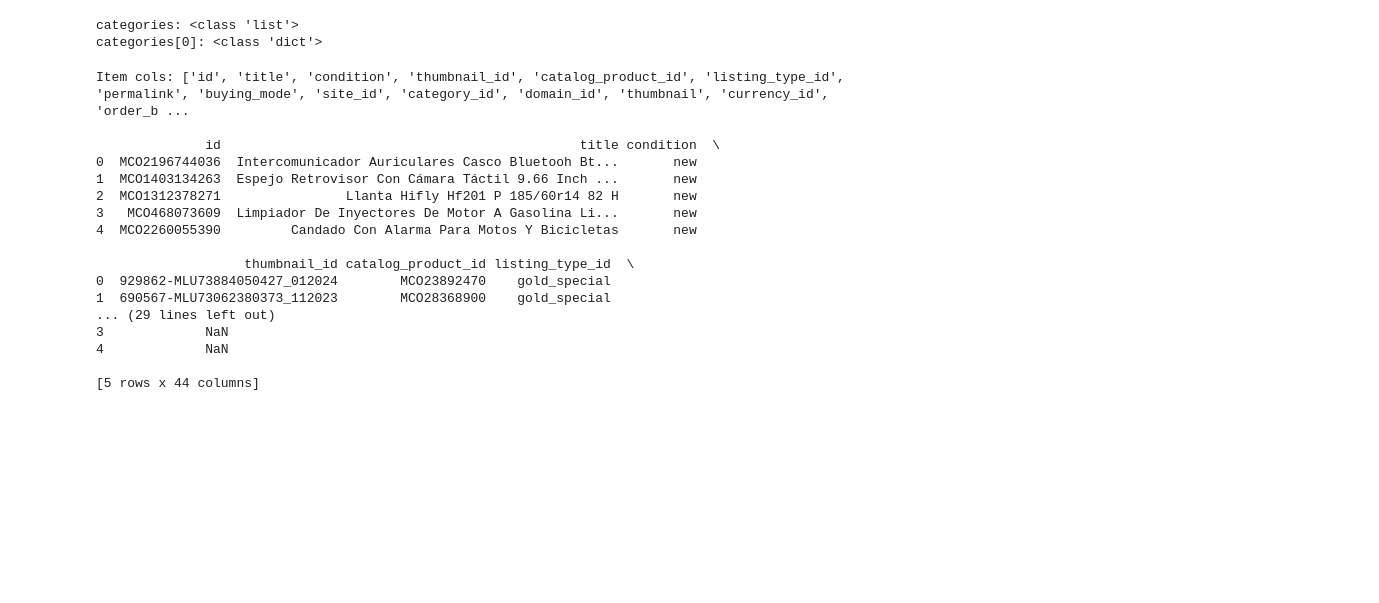
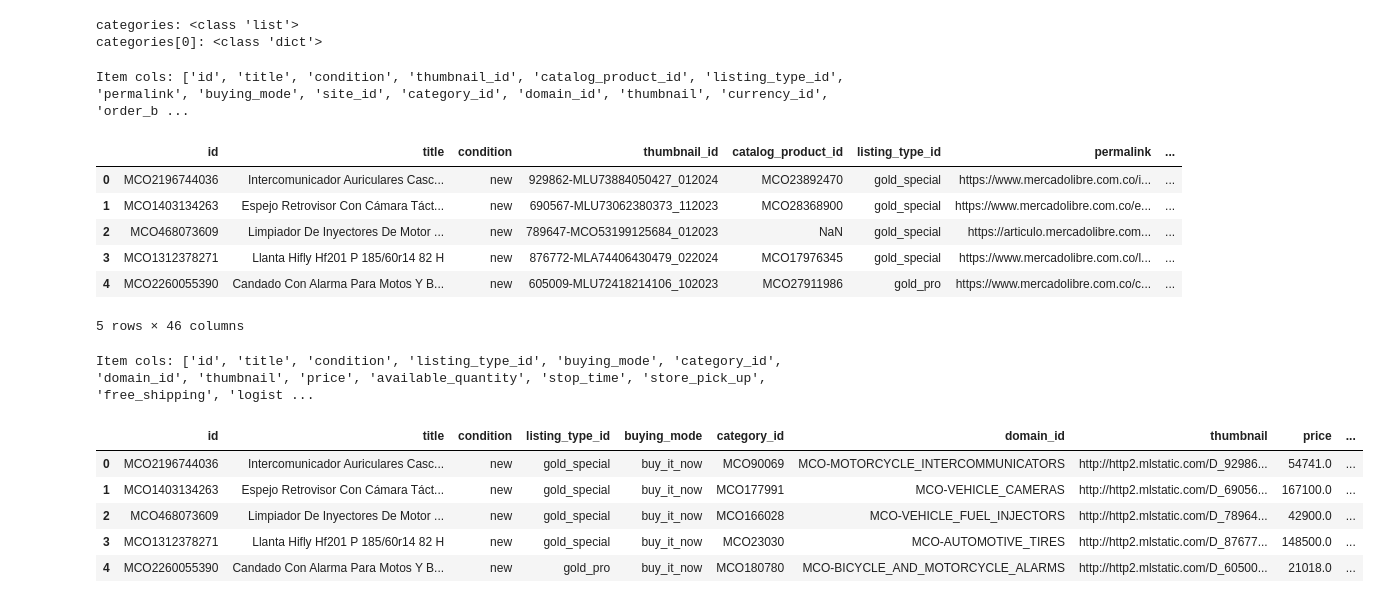
Before and after one commit to carolinajimenez/product-grouping-ml, a Jupyter notebook: notebooks/1.0-initial-data-exploration.ipynb, the cells around one changed output. Saved outputs shown, nothing was run; the diff lists cells and outputs as text; code cells hidden in the pictures; blank space fills up the shorter version.

Commit message:
Update InitialDataExploration

```diff
--- a/notebooks/1.0-initial-data-exploration.ipynb
+++ b/notebooks/1.0-initial-data-exploration.ipynb
@@ -160,22 +160,31 @@ item_pictures = melidataset.read_df("item_pictures_MCO")
 # %%
 item_cols = list(items.columns)
 print("Item cols:", item_cols, len(item_cols), end="\n\n")
-print(items.head())
+items.head()
 # %% [output]
 Item cols: ['id', 'title', 'condition', 'thumbnail_id', 'catalog_product_id', 'listing_type_id', 'permalink', 'buying_mode', 'site_id', 'category_id', 'domain_id', 'thumbnail', 'currency_id', 'order_b ...
-
-              id                                              title condition  \
-0  MCO2196744036  Intercomunicador Auriculares Casco Bluetooh Bt...       new
-1  MCO1403134263  Espejo Retrovisor Con Cámara Táctil 9.66 Inch ...       new
-2  MCO1312378271                Llanta Hifly Hf201 P 185/60r14 82 H       new
-3   MCO468073609  Limpiador De Inyectores De Motor A Gasolina Li...       new
-4  MCO2260055390         Candado Con Alarma Para Motos Y Bicicletas       new
-
-                   thumbnail_id catalog_product_id listing_type_id  \
-0  929862-MLU73884050427_012024        MCO23892470    gold_special
-1  690567-MLU73062380373_112023        MCO28368900    gold_special
-... (29 lines left out)
-3             NaN
-4             NaN
-
-[5 rows x 44 columns]
+|  | id | title | condition | thumbnail_id | catalog_product_id | listing_type_id | permalink | ... |
+| 0 | MCO2196744036 | Intercomunicador Auriculares Casc... | new | 929862-MLU73884050427_012024 | MCO23892470 | gold_special | https://www.mercadolibre.com.co/i... | ... |
+| 1 | MCO1403134263 | Espejo Retrovisor Con Cámara Táct... | new | 690567-MLU73062380373_112023 | MCO28368900 | gold_special | https://www.mercadolibre.com.co/e... | ... |
+| 2 | MCO468073609 | Limpiador De Inyectores De Motor ... | new | 789647-MCO53199125684_012023 | NaN | gold_special | https://articulo.mercadolibre.com... | ... |
+| 3 | MCO1312378271 | Llanta Hifly Hf201 P 185/60r14 82 H | new | 876772-MLA74406430479_022024 | MCO17976345 | gold_special | https://www.mercadolibre.com.co/l... | ... |
+| 4 | MCO2260055390 | Candado Con Alarma Para Motos Y B... | new | 605009-MLU72418214106_102023 | MCO27911986 | gold_pro | https://www.mercadolibre.com.co/c... | ... |
+5 rows × 46 columns
+# %%
+# Delete columns that are not useful for the model
+items.drop(['thumbnail_id', 'catalog_product_id', 'permalink', 'currency_id', 'order_backend', 'original_price',
+                'sale_price', 'official_store_id', 'use_thumbnail_id', 'accepts_mercadopago', 'winner_item_id',
+                'catalog_listing', 'discounts', 'promotions', 'inventory_id', 'mode', 'tags', 'benefits', 'promise',
+                'quantity', 'amount', 'rate', 'initial_quantity', 'differential_pricing', 'variation_filters',
+                'variations_data', 'site_id', 'location', 'seller_contact'], axis=1, inplace=True)
+item_cols = list(items.columns)
+print("Item cols:", item_cols, len(item_cols), end="\n\n")
+items.head()
+# %% [output]
+Item cols: ['id', 'title', 'condition', 'listing_type_id', 'buying_mode', 'category_id', 'domain_id', 'thumbnail', 'price', 'available_quantity', 'stop_time', 'store_pick_up', 'free_shipping', 'logist ...
+|  | id | title | condition | listing_type_id | buying_mode | category_id | domain_id | thumbnail | price | ... |
+| 0 | MCO2196744036 | Intercomunicador Auriculares Casc... | new | gold_special | buy_it_now | MCO90069 | MCO-MOTORCYCLE_INTERCOMMUNICATORS | http://http2.mlstatic.com/D_92986... | 54741.0 | ... |
+| 1 | MCO1403134263 | Espejo Retrovisor Con Cámara Táct... | new | gold_special | buy_it_now | MCO177991 | MCO-VEHICLE_CAMERAS | http://http2.mlstatic.com/D_69056... | 167100.0 | ... |
+| 2 | MCO468073609 | Limpiador De Inyectores De Motor ... | new | gold_special | buy_it_now | MCO166028 | MCO-VEHICLE_FUEL_INJECTORS | http://http2.mlstatic.com/D_78964... | 42900.0 | ... |
+| 3 | MCO1312378271 | Llanta Hifly Hf201 P 185/60r14 82 H | new | gold_special | buy_it_now | MCO23030 | MCO-AUTOMOTIVE_TIRES | http://http2.mlstatic.com/D_87677... | 148500.0 | ... |
+| 4 | MCO2260055390 | Candado Con Alarma Para Motos Y B... | new | gold_pro | buy_it_now | MCO180780 | MCO-BICYCLE_AND_MOTORCYCLE_ALARMS | http://http2.mlstatic.com/D_60500... | 21018.0 | ... |
```
Also changed, not shown: parts of 9 cells of this notebook.
